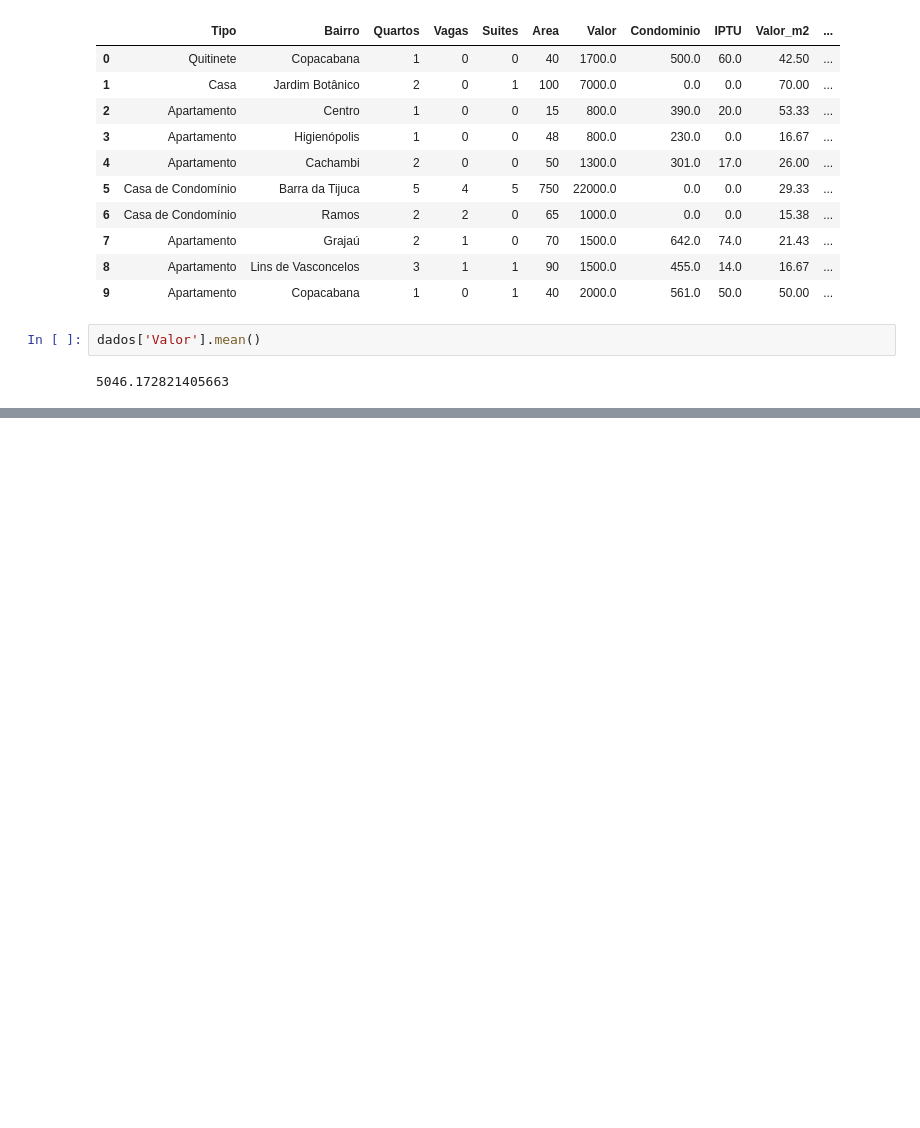
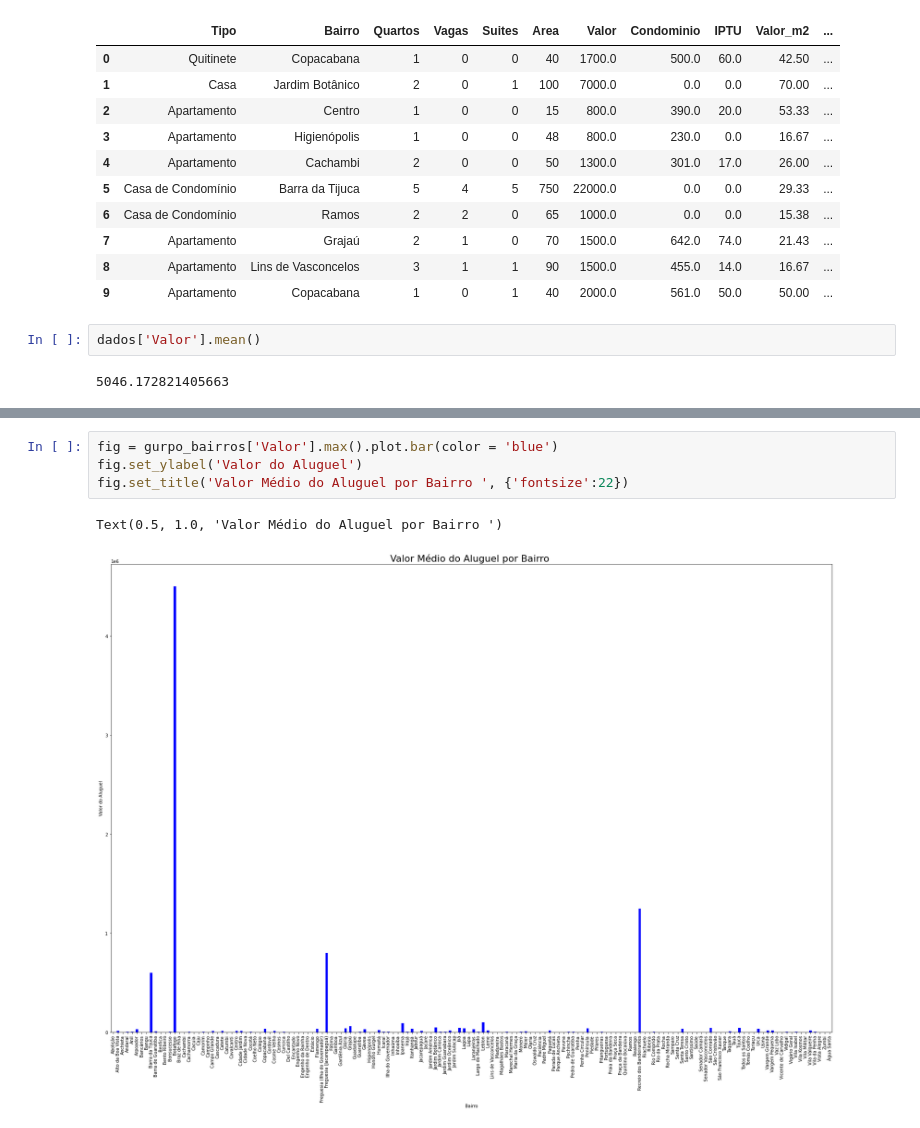
Before and after one commit to alexaugusto23/python_developer, a Jupyter notebook: Curso Pandas/Introdução Pandas Case Seguradora/relatorio_de_analise_seguradora_sete.ipynb, the cells around one changed output, grey strips where cells are left out. Cells and saved outputs as stored; diff of their text form; blank space fills up the shorter version.

```diff
--- a/Curso Pandas/Introdução Pandas Case Seguradora/relatorio_de_analise_seguradora_sete.ipynb
+++ b/Curso Pandas/Introdução Pandas Case Seguradora/relatorio_de_analise_seguradora_sete.ipynb
@@ -26,0 +181,7 @@ dados['Valor'].mean()
+# %%
+fig = gurpo_bairros['Valor'].max().plot.bar(color = 'blue')
+fig.set_ylabel('Valor do Aluguel')
+fig.set_title('Valor Médio do Aluguel por Bairro ', {'fontsize':22})
+# %% [output]
+Text(0.5, 1.0, 'Valor Médio do Aluguel por Bairro ')
+[figure, added]
```
Also changed, not shown: parts of 16 cells of this notebook.
